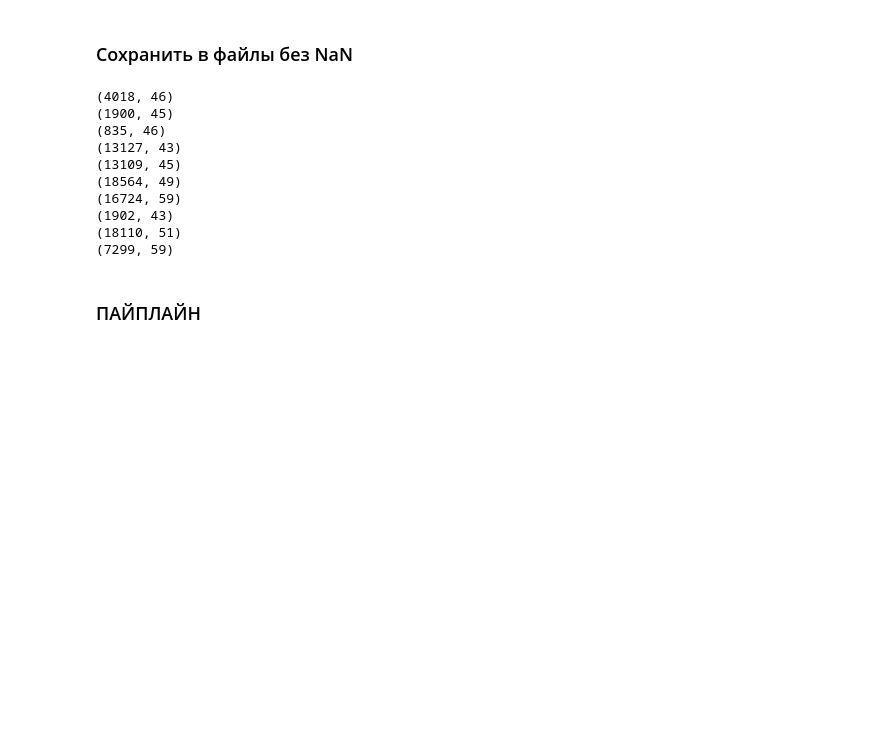
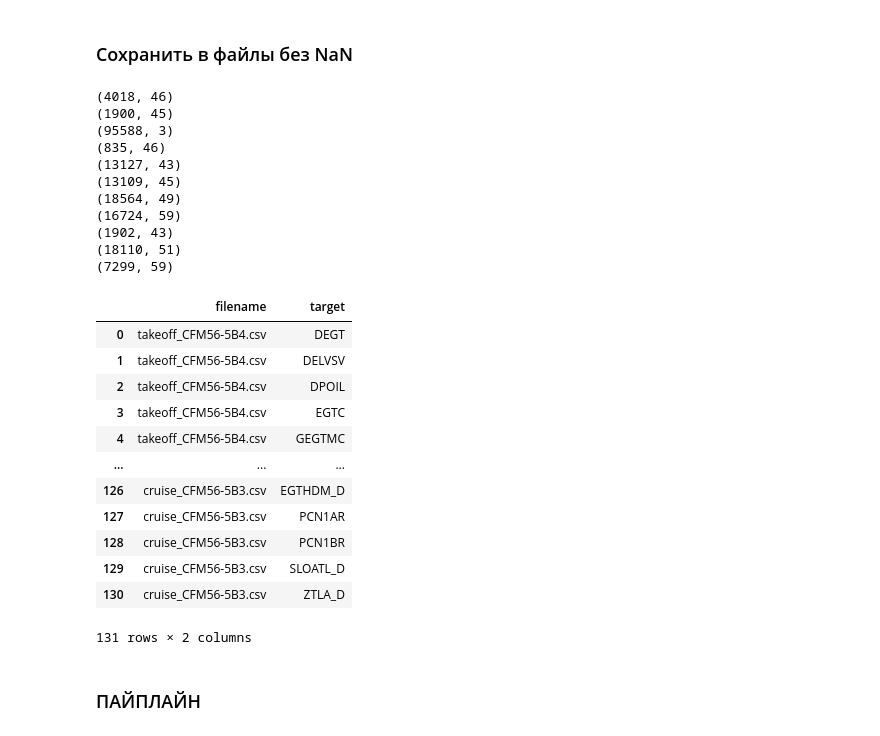
Before and after one commit to tainella/SkyRulers, a Jupyter notebook: ML/notebooks/parser.ipynb, the cells around one changed output. Drawn from its saved outputs; the diff is of its cells as text; code cells hidden in the pictures; blank space fills up the shorter version.

```diff
--- a/ML/notebooks/parser.ipynb
+++ b/ML/notebooks/parser.ipynb
@@ -167,18 +169,29 @@ df.shape
 # %% [markdown]
 ### Сохранить в файлы без NaN
 # %%
+buf_dict = {'filename' : [],
+            'target' : []}
+
 for filename in os.listdir("../data/"):
     if (".csv" in filename) and (filename != "X.csv") and (filename != "y.csv"):
         df = pd.read_csv("../data/" + filename)
-        df = df.drop(["aircraft_id"], axis = 1)
+        if "aircraft_id" in df.columns.to_list():
+            df = df.drop(["aircraft_id"], axis = 1)
         for cl in df.columns.to_list():
             if len(df[cl]) == df[cl].isna().sum():
+                if cl in targets:
+                    buf_dict['filename'].append(filename)
+                    buf_dict['target'].append(cl)
                 df = df.drop([cl], axis = 1)
         print(df.shape)
         df.to_csv("../data/" + filename, index = False)
+
+buf_dict = pd.DataFrame(buf_dict)
+buf_dict.to_csv('../data/missed_columns')
 # %% [output]
 (4018, 46)
 (1900, 45)
+(95588, 3)
 (835, 46)
 (13127, 43)
 (13109, 45)
@@ -187,6 +200,22 @@ for filename in os.listdir("../data/"):
 (1902, 43)
 (18110, 51)
 (7299, 59)
+# %%
+buf_dict
+# %% [output]
+|  | filename | target |
+| 0 | takeoff_CFM56-5B4.csv | DEGT |
+| 1 | takeoff_CFM56-5B4.csv | DELVSV |
+| 2 | takeoff_CFM56-5B4.csv | DPOIL |
+| 3 | takeoff_CFM56-5B4.csv | EGTC |
+| 4 | takeoff_CFM56-5B4.csv | GEGTMC |
+| ... | ... | ... |
+| 126 | cruise_CFM56-5B3.csv | EGTHDM_D |
+| 127 | cruise_CFM56-5B3.csv | PCN1AR |
+| 128 | cruise_CFM56-5B3.csv | PCN1BR |
+| 129 | cruise_CFM56-5B3.csv | SLOATL_D |
+| 130 | cruise_CFM56-5B3.csv | ZTLA_D |
+131 rows × 2 columns
 # %% [markdown]
 ### ПАЙПЛАЙН
 # %% [markdown]
```
Also changed, not shown: parts of 7 cells of this notebook, 1 other file.
